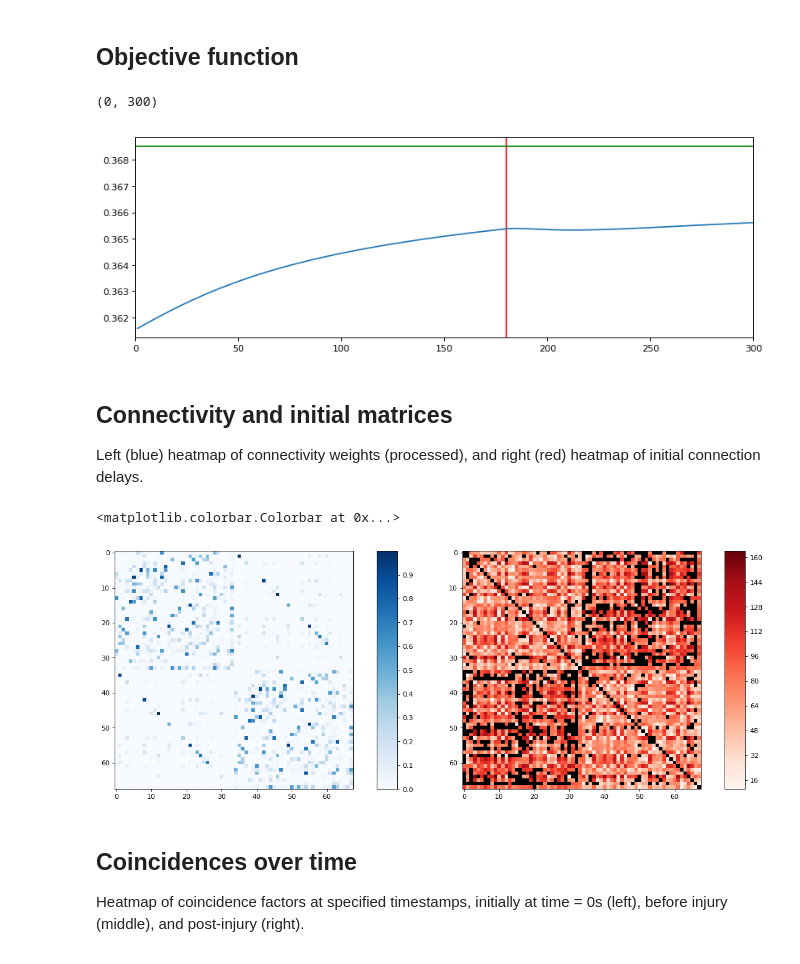
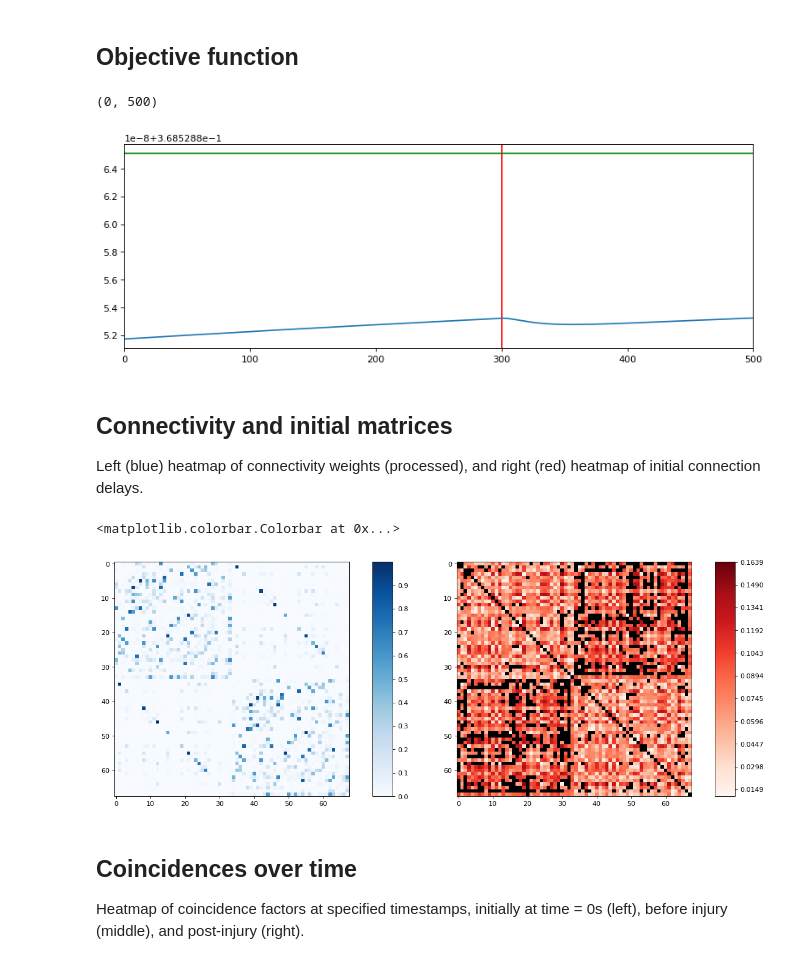
Before and after one commit to parkseo7/ADM-in-Neuronal-Population, a Jupyter notebook: script_figures.ipynb, the cells around one changed output. Cells and saved outputs as stored; diff of their text form; code cells hidden in the pictures.

```diff
--- a/script_figures.ipynb
+++ b/script_figures.ipynb
@@ -35,7 +35,7 @@ from IPython.display import clear_output
 # %% [markdown]
 # Directories
 # %%
-foldername = os.path.join(os.getcwd(), 'data', 'arrays', 'trial3')
+foldername = os.path.join(os.getcwd(), 'data', 'arrays', 'trial1')
 filename_params = os.path.join(foldername, 'parameters.mat') # All parameters and raw data
 filename_arrays = os.path.join(foldername, 'arrays.mat') # All plottable arrays
 # %% [markdown]
@@ -114,8 +114,8 @@ ax.axvline(injTime * numIters, color='red', zorder=0)
 ax.axhline(y=objMax, color='green', zorder=1)
 ax.set_xlim(left=0, right=numIters)
 # %% [output]
-(0, 300)
+(0, 500)
-[figure, old version]
+[figure, new version]
 # %% [markdown]
 ## Connectivity and initial matrices
 
@@ -123,34 +123,34 @@ Left (blue) heatmap of connectivity weights (processed), and right (red) heatmap
 # %%
 # Positions [left, bottom, width, height]
 bbox0 = [0.05, 0.1, 0.35, 0.80]
 bbox1 = [0.43, 0.1, 0.03, 0.80]
 bbox2 = [0.55, 0.1, 0.35, 0.80]
 bbox3 = [0.93, 0.1, 0.03, 0.80]
 
 tau_matrix =np.ma.masked_where((W == 0), tau0)
 
 fig, ax = plt.subplots(4, figsize=(14,6), dpi=80)
 
 ax[0].set_position(bbox0)
 ax[1].set_position(bbox1)
 ax[2].set_position(bbox2)
 ax[3].set_position(bbox3)
 
 cs1 = ax[0].imshow(W, cmap='Blues')
 ax[2].set_facecolor('black')
 cs2 = ax[2].imshow(tau_matrix, cmap='Reds',zorder=1)
 
 # Colour bars
-numticks1 = 10
-numticks2 = 10
+numticks1 = 11
+numticks2 = 11
 ticks1 = np.arange(0, np.max(W), np.round(np.max(W) / numticks1, decimals=1)) # Connectivity strength
-ticks2 = np.arange(0, np.max(tau0), np.round(np.max(tau0) / numticks2, decimals=0)) # Delays
+ticks2 = np.arange(0, np.max(tau0), np.round(np.max(tau0) / numticks2, decimals=4)) # Delays
 
 fig.colorbar(cs1, cax=ax[1], ticks=ticks1)
 fig.colorbar(cs2, cax=ax[3], ticks=ticks2)
 # %% [output]
 <matplotlib.colorbar.Colorbar at 0x...>
-[figure, old version]
+[figure, new version]
 # %% [markdown]
 ## Coincidences over time
 
```
Also changed, not shown: parts of 6 cells of this notebook, 5 other files.
